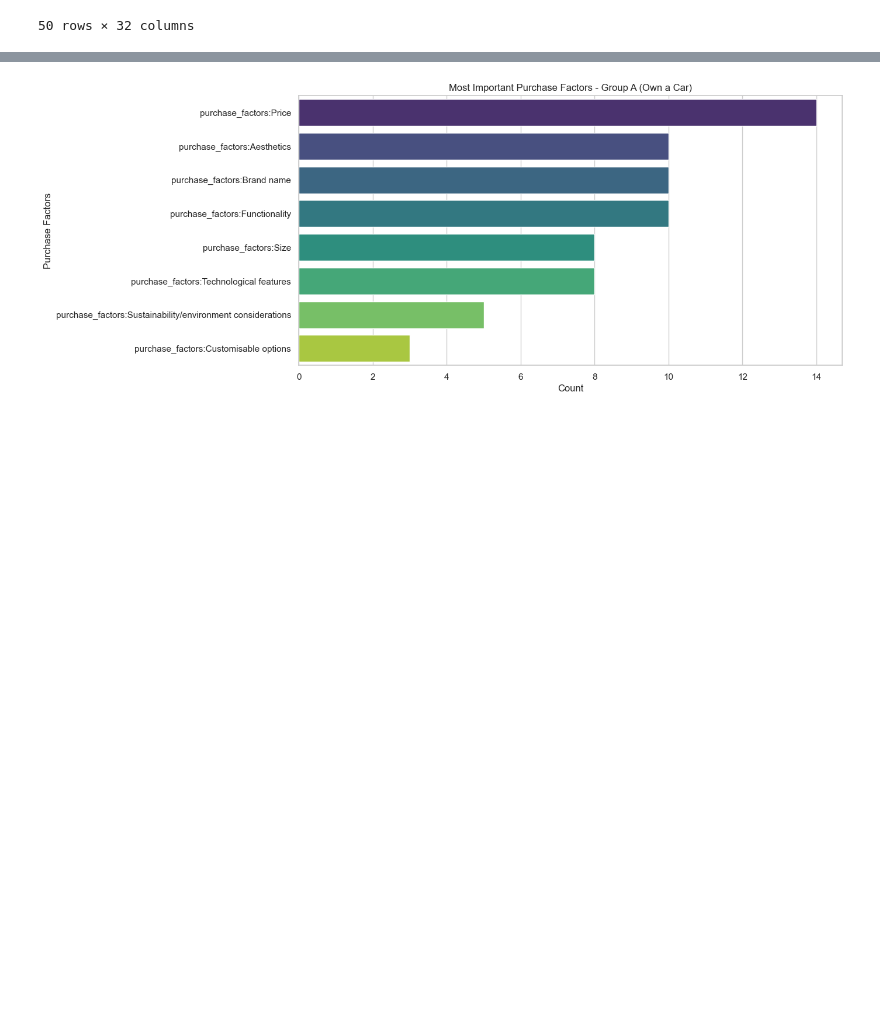
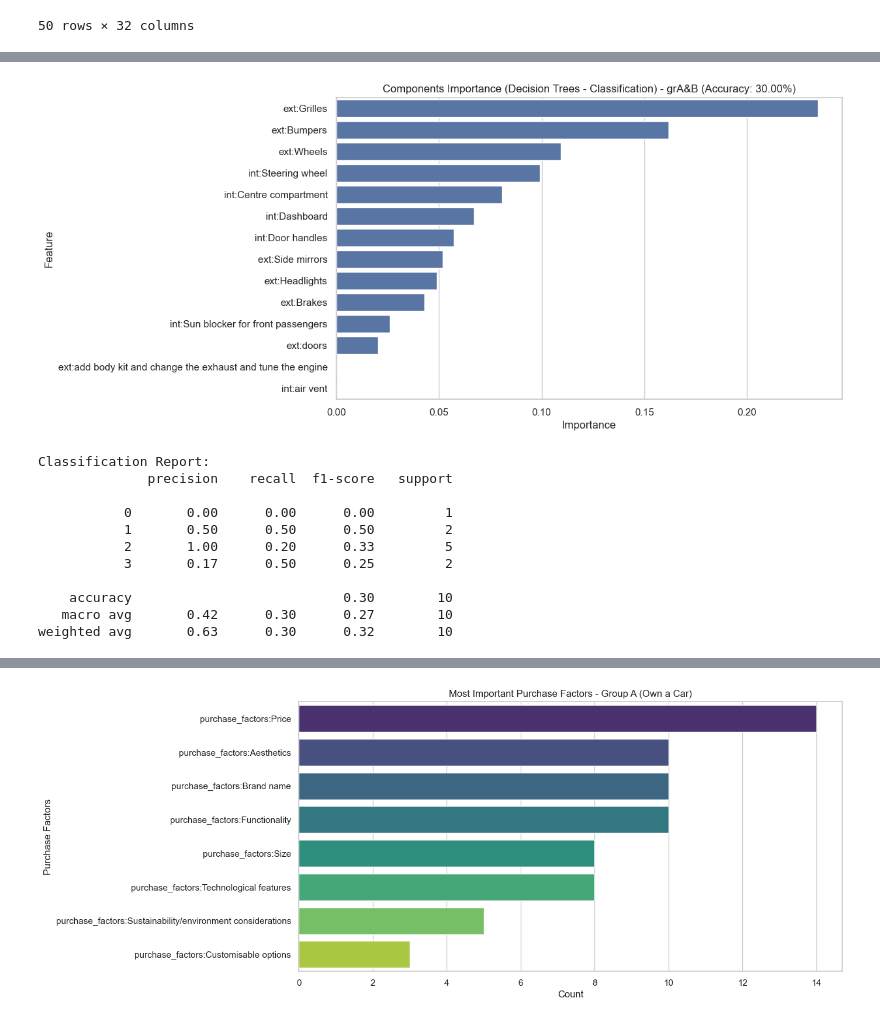
Before and after one commit to bentjh01/MA4829_Machine_Intelligence, a Jupyter notebook: data_exploration.ipynb, the cells around one changed output, grey strips where cells are left out. Cells and saved outputs as stored; diff of their text form; code cells hidden in the pictures; blank space fills up the shorter version.

```diff
--- a/data_exploration.ipynb
+++ b/data_exploration.ipynb
@@ -316,0 +303,36 @@ weighted avg       0.63      0.30      0.32        10
+# %%
+def analyze_components_importance_classification_dt(X_train, X_test, y_train, y_test, components_cols, title):
+    model = DecisionTreeClassifier(random_state=42)
+    model.fit(X_train, y_train)
+
+    y_pred = model.predict(X_test)
+
+    accuracy = accuracy_score(y_test, y_pred)
+    report = classification_report(y_test, y_pred)
+    feature_importance = model.feature_importances_
+
+    # Visualize feature importance
+    importance_df = pd.DataFrame({'Feature': components_cols, 'Importance': feature_importance})
+
+    plt.figure(figsize=(10, 6))
+    sns.barplot(x='Importance', y='Feature', data=importance_df.sort_values(by='Importance', ascending=False))
+    plt.title(f'Components Importance (Decision Trees - Classification) - {title} (Accuracy: {accuracy:.2%})')
+    plt.show()
+
+    print(f'Classification Report:\n{report}')
+
+# Apply the function to your data
+analyze_components_importance_classification_dt(X_train, X_test, y_train, y_test, components_cols, 'grA&B')
+# %% [output]
+[figure, added]
+Classification Report:
+              precision    recall  f1-score   support
+
+           0       0.00      0.00      0.00         1
+           1       0.50      0.50      0.50         2
+           2       1.00      0.20      0.33         5
+           3       0.17      0.50      0.25         2
+
+    accuracy                           0.30        10
+   macro avg       0.42      0.30      0.27        10
+weighted avg       0.63      0.30      0.32        10
```
Also changed, not shown: parts of 7 cells of this notebook.
